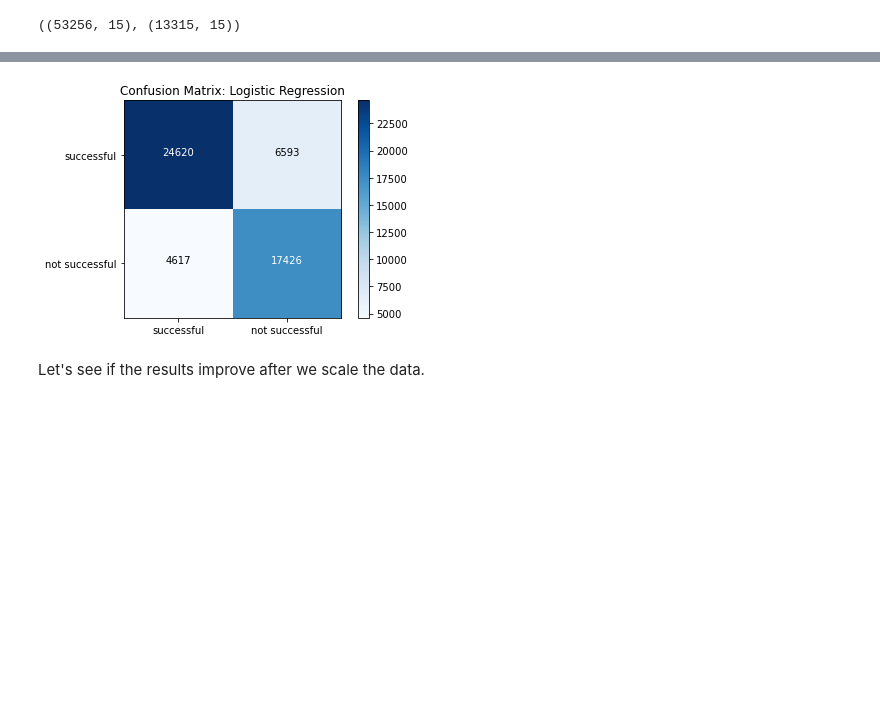
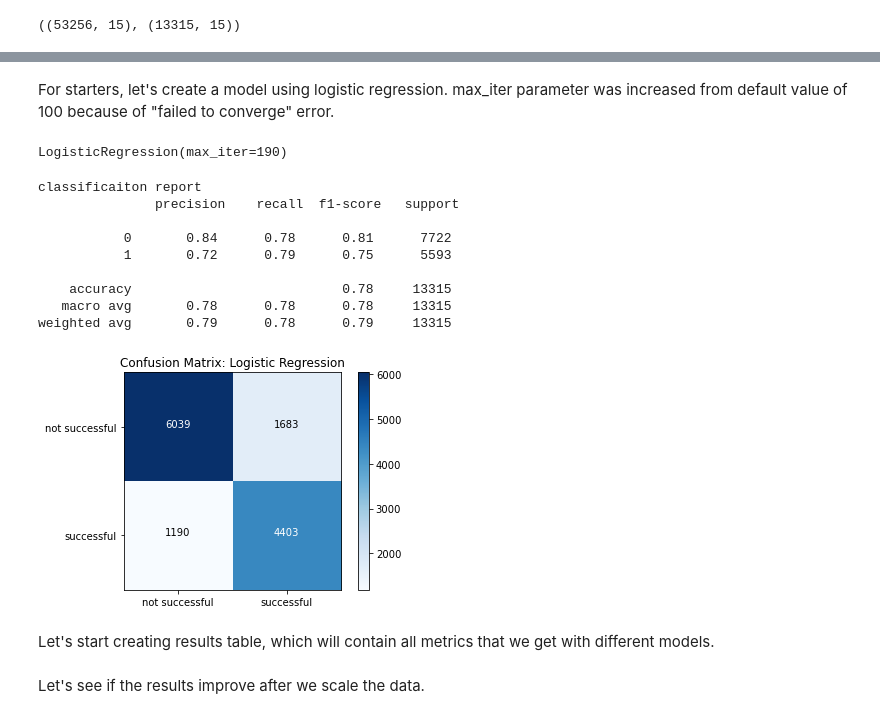
Before and after one commit to jvuger/StarbucksProject, a Jupyter notebook: Starbucks_Capstone_notebook.ipynb, the cells around one changed output, grey strips where cells are left out. Cells and saved outputs as stored; diff of their text form; code cells hidden in the pictures; blank space fills up the shorter version.

```diff
--- a/Starbucks_Capstone_notebook.ipynb
+++ b/Starbucks_Capstone_notebook.ipynb
@@ -1325,7 +1302,27 @@ def show_cm(y_true, y_pred, class_names=None, model_name=None):
         plt.text(j, i, cf[i, j], horizontalalignment="center", color="white" if cf[i, j] > thresh else "black")
 
     plt.colorbar()
-# %%
-show_cm(y_train, y_hat_lr, ['successful', 'not successful'], 'Logistic Regression')
-# %% [output]
-[figure, removed]
+# %% [markdown]
+For starters, let's create a model using logistic regression. max_iter parameter was increased from default value of 100 because of "failed to converge" error.
+# %%
+logisticRegr = LogisticRegression(max_iter = 190)
+logisticRegr.fit(X_train, y_train)
+# %% [output]
+LogisticRegression(max_iter=190)
+# %%
+y_test_lr = logisticRegr.predict(X_test)
+# %%
+print(f'classificaiton report\n {metrics.classification_report(y_test, y_test_lr)}')
+
+show_cm(y_test, y_test_lr, ['not successful', 'successful'], 'Logistic Regression')
+# %% [output]
+classificaiton report
+               precision    recall  f1-score   support
+
+           0       0.84      0.78      0.81      7722
+           1       0.72      0.79      0.75      5593
+
+    accuracy                           0.78     13315
+   macro avg       0.78      0.78      0.78     13315
+weighted avg       0.79      0.78      0.79     13315
+[figure, added]
@@ -1331,0 +1332,2 @@ show_cm(y_train, y_hat_lr, ['successful', 'not successful'], 'Logistic Regressio
+# %% [markdown]
+Let's start creating results table, which will contain all metrics that we get with different models.
```
Also changed, not shown: parts of 21 cells of this notebook.
